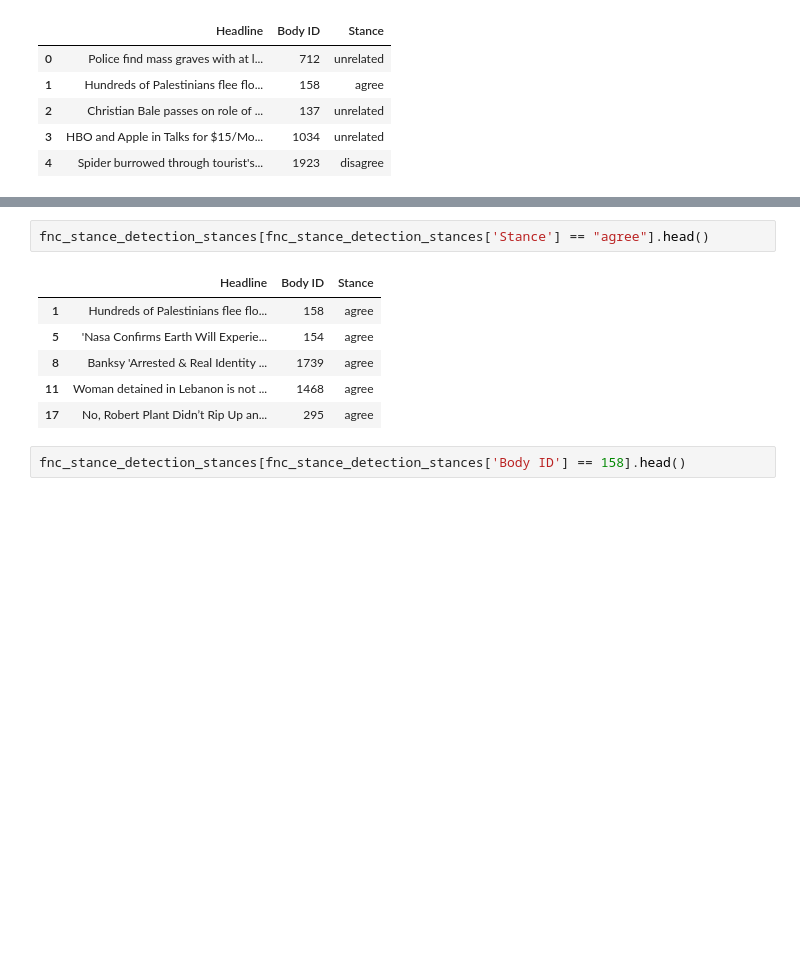
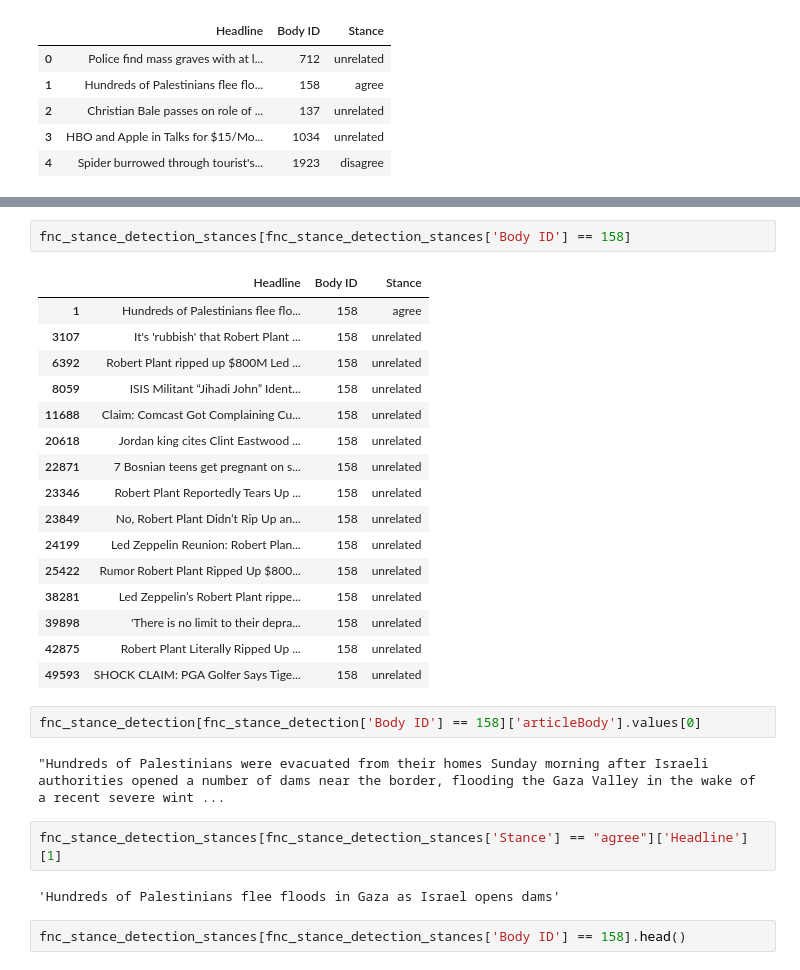
Before and after one commit to Siliam/social_network_analysis, a Jupyter notebook: practice/Stance detection.ipynb, the cells around one changed output, grey strips where cells are left out. Saved outputs shown, nothing was run; the diff lists cells and outputs as text; blank space fills up the shorter version.

```diff
--- a/practice/Stance detection.ipynb
+++ b/practice/Stance detection.ipynb
@@ -34,12 +68,30 @@ fnc_stance_detection_stances.head()
+# %%
+fnc_stance_detection_stances[fnc_stance_detection_stances['Body ID'] == 158]
+# %% [output]
+|  | Headline | Body ID | Stance |
+| 1 | Hundreds of Palestinians flee flo... | 158 | agree |
+| 3107 | It's 'rubbish' that Robert Plant ... | 158 | unrelated |
+| 6392 | Robert Plant ripped up $800M Led ... | 158 | unrelated |
+| 8059 | ISIS Militant “Jihadi John” Ident... | 158 | unrelated |
+| 11688 | Claim: Comcast Got Complaining Cu... | 158 | unrelated |
+| 20618 | Jordan king cites Clint Eastwood ... | 158 | unrelated |
+| 22871 | 7 Bosnian teens get pregnant on s... | 158 | unrelated |
+| 23346 | Robert Plant Reportedly Tears Up ... | 158 | unrelated |
+| 23849 | No, Robert Plant Didn’t Rip Up an... | 158 | unrelated |
+| 24199 | Led Zeppelin Reunion: Robert Plan... | 158 | unrelated |
+| 25422 | Rumor Robert Plant Ripped Up $800... | 158 | unrelated |
+| 38281 | Led Zeppelin’s Robert Plant rippe... | 158 | unrelated |
+| 39898 | 'There is no limit to their depra... | 158 | unrelated |
+| 42875 | Robert Plant Literally Ripped Up ... | 158 | unrelated |
+| 49593 | SHOCK CLAIM: PGA Golfer Says Tige... | 158 | unrelated |
+# %%
+fnc_stance_detection[fnc_stance_detection['Body ID'] == 158]['articleBody'].values[0]
+# %% [output]
+"Hundreds of Palestinians were evacuated from their homes Sunday morning after Israeli authorities opened a number of dams near the border, flooding the Gaza Valley in the wake of a recent severe wint ...
 # %%
-fnc_stance_detection_stances[fnc_stance_detection_stances['Stance'] == "agree"].head()
+fnc_stance_detection_stances[fnc_stance_detection_stances['Stance'] == "agree"]['Headline'][1]
 # %% [output]
-|  | Headline | Body ID | Stance |
-| 1 | Hundreds of Palestinians flee flo... | 158 | agree |
-| 5 | 'Nasa Confirms Earth Will Experie... | 154 | agree |
-| 8 | Banksy 'Arrested & Real Identity ... | 1739 | agree |
-| 11 | Woman detained in Lebanon is not ... | 1468 | agree |
-| 17 | No, Robert Plant Didn’t Rip Up an... | 295 | agree |
+'Hundreds of Palestinians flee floods in Gaza as Israel opens dams'
 # %%
 fnc_stance_detection_stances[fnc_stance_detection_stances['Body ID'] == 158].head()
 # %% [output]
```
Also changed, not shown: parts of 13 cells of this notebook.
